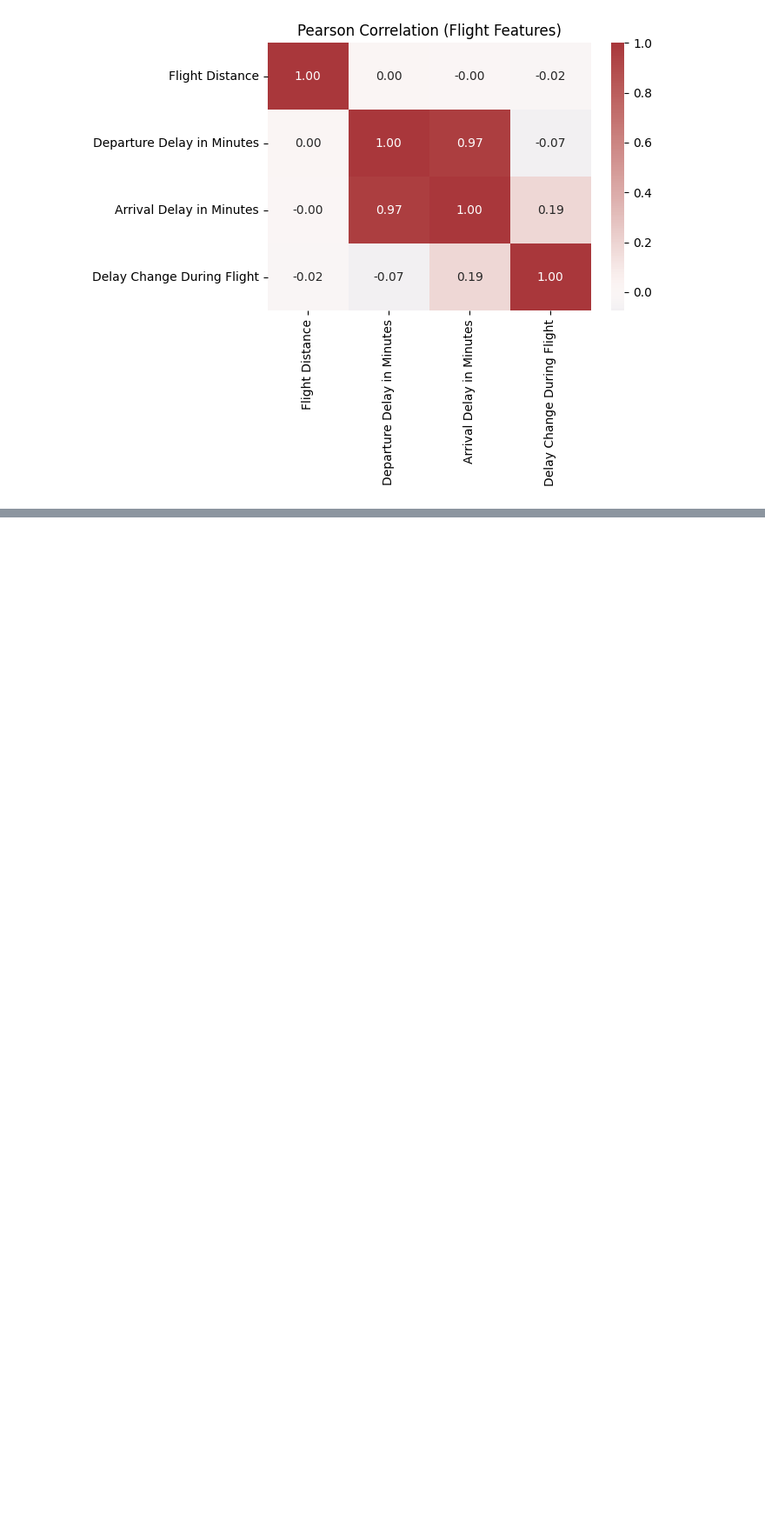
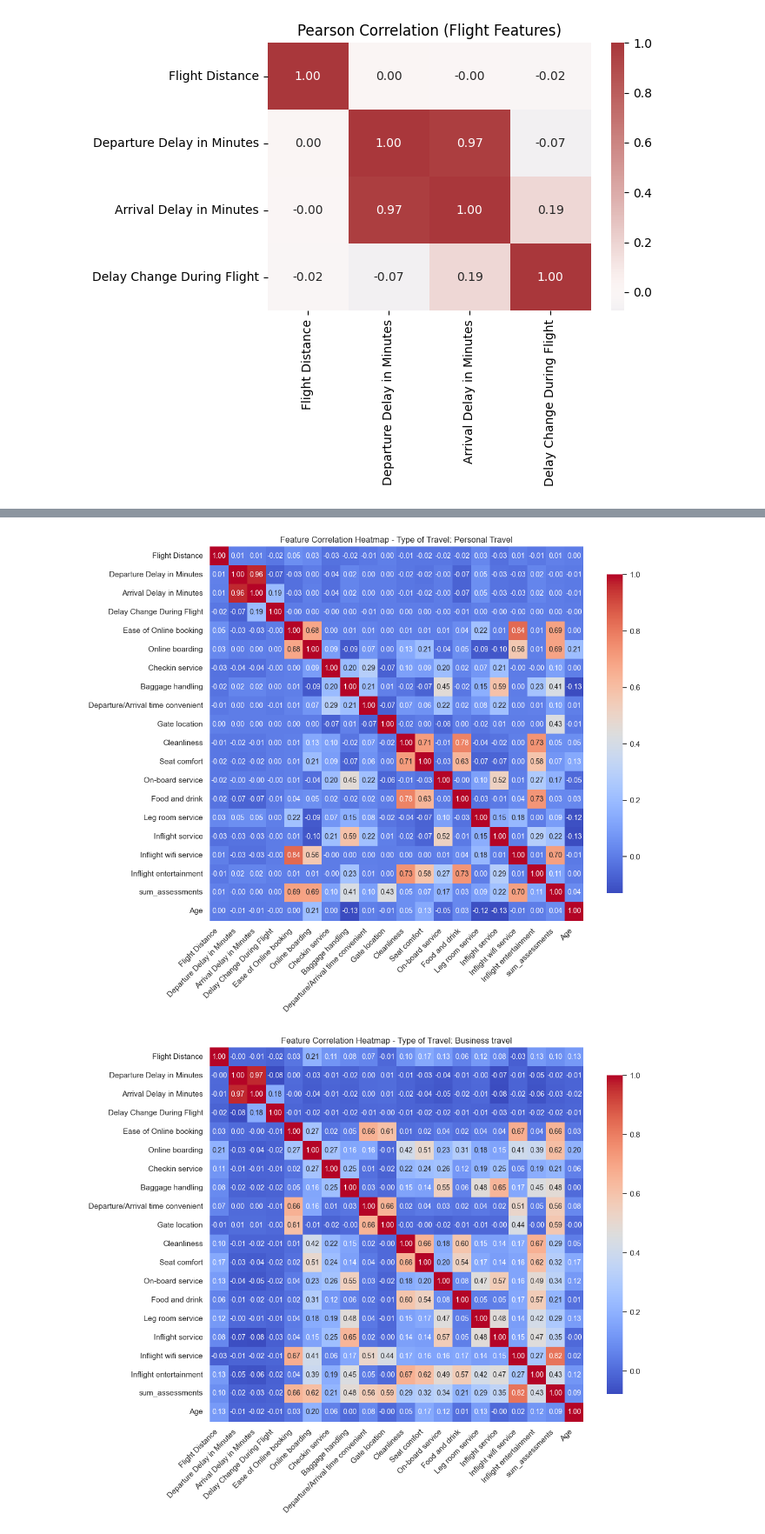
Before and after one commit to qslia/kaggle_Practice, a Jupyter notebook: python/1.ipynb, the cells around one changed output, grey strips where cells are left out. Shown at 87% size. Drawn from its saved outputs; the diff is of its cells as text; code cells hidden in the pictures; blank space fills up the shorter version.

```diff
--- a/python/1.ipynb
+++ b/python/1.ipynb
@@ -175,0 +257,27 @@ plt.show()
+# %%
+# create separate heatmaps for 'Type of Travel' values for covering flight_features and features_to_plot
+
+# Combine all Numeric features
+all_features = flight_features + features_to_plot + ['Age']
+
+# Get unique travel types
+travel_types = train_df['Type of Travel'].unique()
+
+# Create heatmaps for each travel type
+for travel_type in travel_types:
+    subset = train_df[train_df['Type of Travel'] == travel_type]
+
+    # Compute correlation matrix
+    corr = subset[all_features].corr()
+
+    # Plot heatmap
+    plt.figure(figsize=(12, 10))
+    sns.heatmap(corr, annot=True, fmt=".2f", cmap="coolwarm", square=True, annot_kws={"size": 10}, cbar_kws={"shrink": 0.8})
+    plt.title(f"Feature Correlation Heatmap - Type of Travel: {travel_type}")
+    plt.xticks(rotation=45, ha='right')
+    plt.yticks(rotation=0)
+    plt.tight_layout()
+    plt.show()
+# %% [output]
+[figure, added]
+[figure, added]
```
Also changed, not shown: parts of 4 cells of this notebook, 1 other file.
